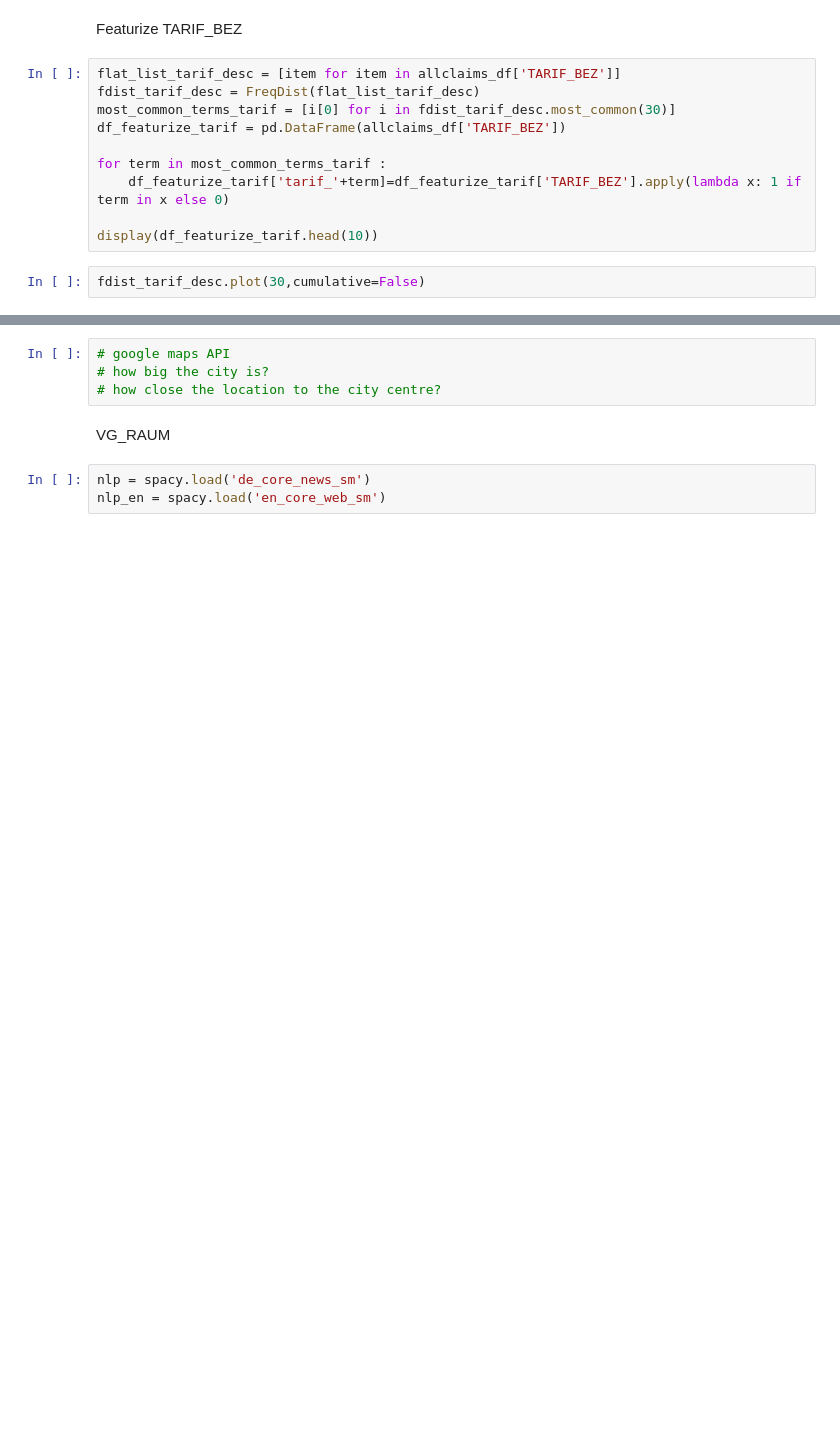
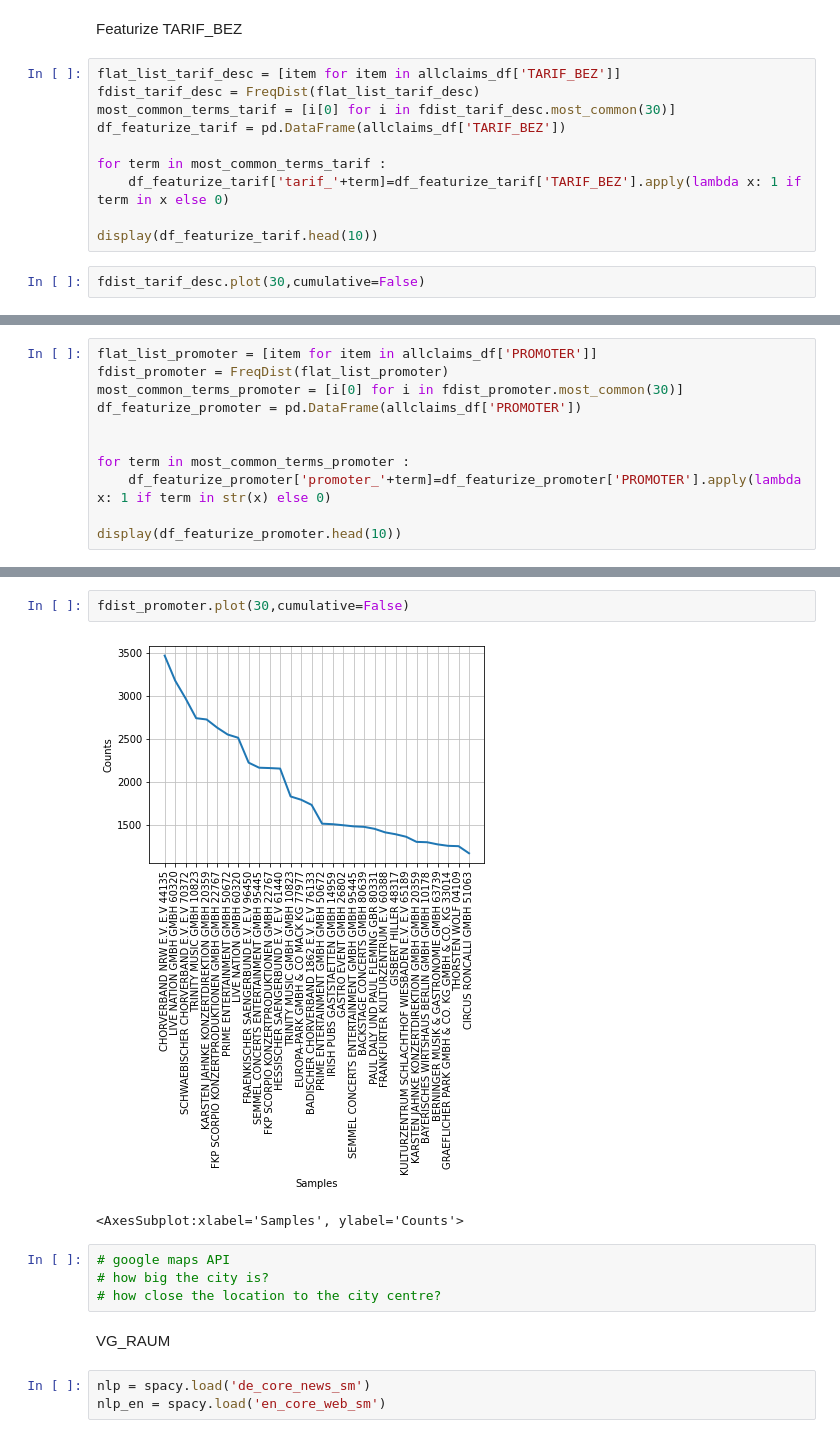
Before and after one commit to Saraavana/reclamation-processing, a Jupyter notebook: 00-Data-Exploration.ipynb, the cells around one changed output, grey strips where cells are left out. Saved outputs shown, nothing was run; the diff lists cells and outputs as text; blank space fills up the shorter version.

```diff
--- a/00-Data-Exploration.ipynb
+++ b/00-Data-Exploration.ipynb
@@ -335,0 +346,11 @@ fdist_tarif_desc.plot(30,cumulative=False)
+# %%
+flat_list_promoter = [item for item in allclaims_df['PROMOTER']]
+fdist_promoter = FreqDist(flat_list_promoter)
+most_common_terms_promoter = [i[0] for i in fdist_promoter.most_common(30)]
+df_featurize_promoter = pd.DataFrame(allclaims_df['PROMOTER'])
+
+
+for term in most_common_terms_promoter :
+    df_featurize_promoter['promoter_'+term]=df_featurize_promoter['PROMOTER'].apply(lambda x: 1 if term in str(x) else 0)
+
+display(df_featurize_promoter.head(10))
@@ -336,3 +370,8 @@ fdist_tarif_desc.plot(30,cumulative=False)
+# %%
+fdist_promoter.plot(30,cumulative=False)
+# %% [output]
+[figure, added]
+<AxesSubplot:xlabel='Samples', ylabel='Counts'>
 # %%
 # google maps API
 # how big the city is?
```
Also changed, not shown: parts of 14 cells of this notebook, 7 other files.
